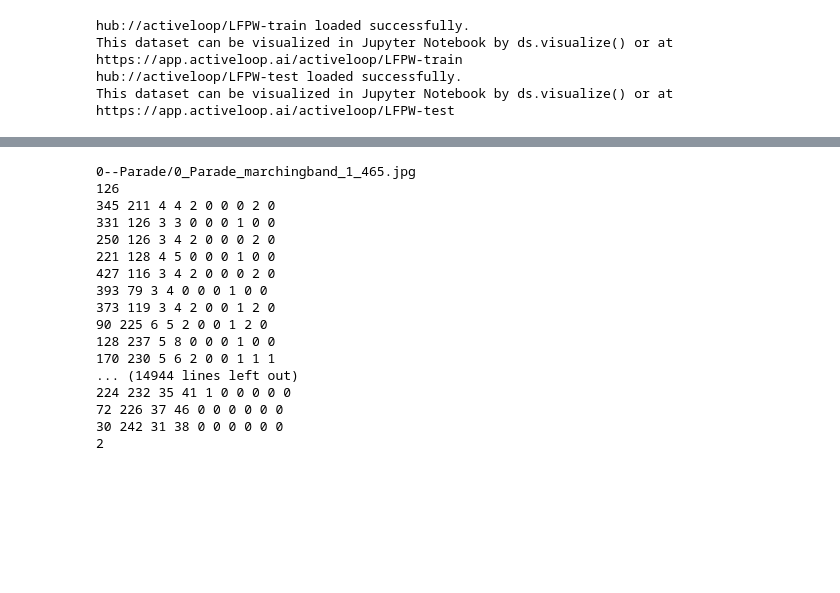
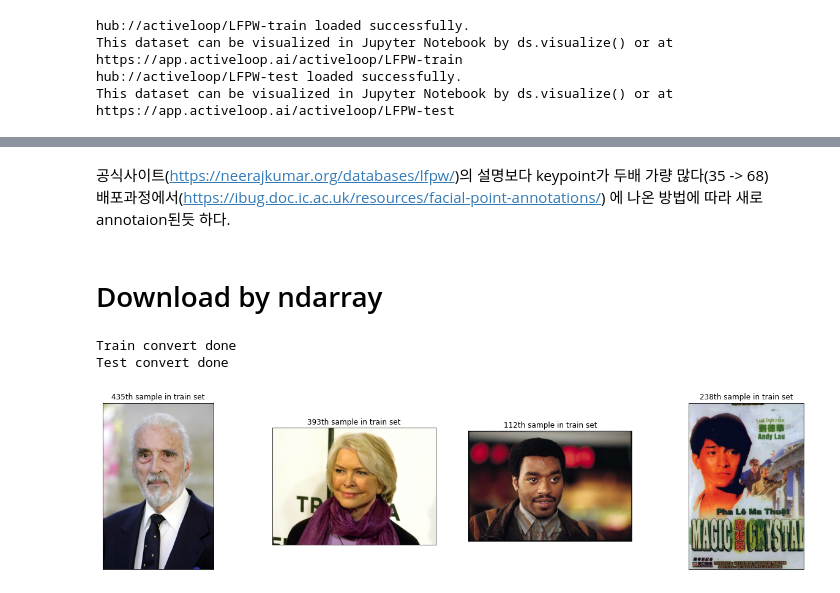
Before and after one commit to OpenSW-Going-Merry/Image_method, a Jupyter notebook: Download_image.ipynb, the cells around one changed output, grey strips where cells are left out. Cells and saved outputs as stored; diff of their text form; code cells hidden in the pictures; blank space fills up the shorter version.

```diff
--- a/Download_image.ipynb
+++ b/Download_image.ipynb
@@ -45,20 +45,34 @@ tf.Tensor([241], shape=(1,), dtype=int32)
-# %%
-=
-# %% [output]
-0--Parade/0_Parade_marchingband_1_465.jpg
-126
-345 211 4 4 2 0 0 0 2 0
-331 126 3 3 0 0 0 1 0 0
-250 126 3 4 2 0 0 0 2 0
-221 128 4 5 0 0 0 1 0 0
-427 116 3 4 2 0 0 0 2 0
-393 79 3 4 0 0 0 1 0 0
-373 119 3 4 2 0 0 1 2 0
-90 225 6 5 2 0 0 1 2 0
-128 237 5 8 0 0 0 1 0 0
-170 230 5 6 2 0 0 1 1 1
-... (14944 lines left out)
-224 232 35 41 1 0 0 0 0 0
-72 226 37 46 0 0 0 0 0 0
-30 242 31 38 0 0 0 0 0 0
-2
+# %% [markdown]
+공식사이트(https://neerajkumar.org/databases/lfpw/)의 설명보다 keypoint가 두배 가량 많다(35 -> 68)
+배포과정에서(https://ibug.doc.ic.ac.uk/resources/facial-point-annotations/) 에 나온 방법에 따라 새로 annotaion된듯 하다.
+# %% [markdown]
+# Download by ndarray
+# %%
+train_images = []
+train_annotation = []
+test_images = []
+test_annotation = []
+
+for i in dataloader_train:
+    train_image = np.array(i["images"])
+    train_images.append(train_image)
+    train_annotation.append(np.array(i["keypoints"]))
+print("Train convert done")
+for i in dataloader_test:
+    test_image = np.array(i["images"])
+    test_images.append(test_image)
+    test_annotation.append(np.array(i["keypoints"]))
+print("Test convert done")
+# %% [output]
+Train convert done
+Test convert done
+# %%
+fig, ax = plt.subplots(1, 4, figsize=(22, 5))
+for i in range(4):
+    index = np.random.randint(500)
+    ax[i].imshow(train_images[index])
+    ax[i].set_title("{}th sample in train set".format(index))
+    ax[i].xaxis.set_ticks([])
+    ax[i].yaxis.set_ticks([])
+# %% [output]
+[figure, added]
```
Also changed, not shown: parts of 10 cells of this notebook.
